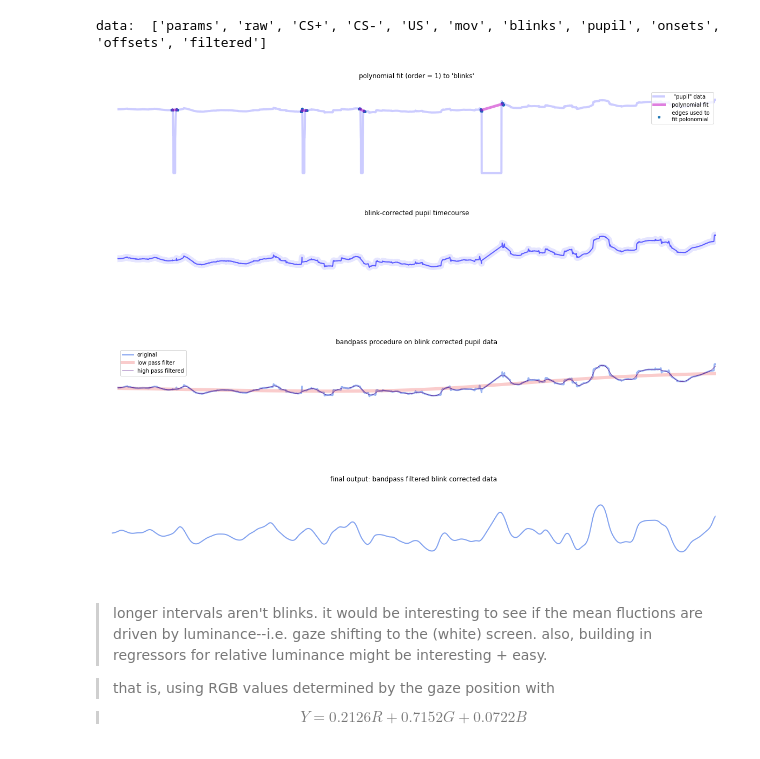
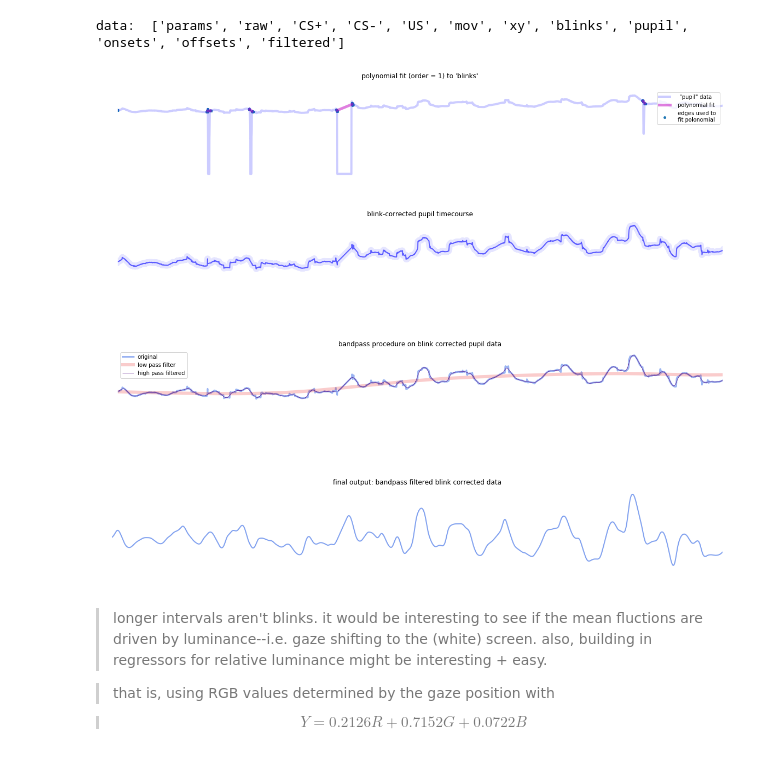
Before and after one commit to tzler/social_structure_learning, a Jupyter notebook: analysis/gaze/pupil_functions.ipynb, the cells around one changed output. Saved outputs shown, nothing was run; the diff lists cells and outputs as text; code cells hidden in the pictures.

```diff
--- a/analysis/gaze/pupil_functions.ipynb
+++ b/analysis/gaze/pupil_functions.ipynb
@@ -7,12 +7,11 @@ import scipy.signal as signal
 import numpy as np
 import os, csv
 # %%
-def load_data(listen=0):
+def load_data(subject_id, listen=0):
     """inputs: 'day' = int [1 OR 2]
     returns a list of all subjects in gaze directory matching 'day'"""
 
     day=1
-    subject_id='12'
     data_file_names = []
     data_path = '../../collection/gaze_data/'
     folder_contents = os.listdir(data_path)
@@ -32,16 +31,16 @@ def load_data(listen=0):
 
     return subject_data
 
-def extract_data():
+def extract_data(subject_id='12'):
     """
     inputs: 'subject_data' = raw ascii file
     returns: np.arrays for pupil, CS+, CS-, US, and movie_frame information
 
     """
-    subject_data = load_data()
+    subject_data = load_data(subject_id)
 
 
-    _pupil_ = []
+    _pupil_ = [] ; xy = []
     cs_pos = []; cs_p = 0 # CS+
     cs_neg = []; cs_n = 0 # CS-
     us_sti = []; us_o = 0 # US
@@ -63,6 +62,13 @@ def extract_data():
             us_sti.append(us_o)
             m_frame.append(i_frame)
 
+            # extract xy coordinates
+            if ' .' in msg[1] or ' .' in  msg[2]:
+                xy.append([np.nan, np.nan])
+            else:
+                xy.append([float(msg[1]), float(msg[2])])
+
+
         except:
 
             if len(msg) > 1:
@@ -82,7 +88,7 @@ def extract_data():
                         space = str.find(msg[1], " 0 0 /")
                         i_frame = int(msg[1][ind+7:space])
 
-    return np.array(_pupil_), np.array(cs_pos), np.array(cs_neg), np.array(us_sti), np.array(m_frame)
+    return np.array(_pupil_), np.array(cs_pos), np.array(cs_neg), np.array(us_sti), np.array(m_frame), np.array(xy)
 
 
 def find_derivative(_pupil_):
@@ -298,11 +304,11 @@ def set_params():
 
     return params
 # %%
-def preprocess_pupil_data():
+def preprocess_pupil_data(subject_id='12'):
 
     e = {'params': set_params()}
 
-    e['raw'], e['CS+'], e['CS-'], e['US'], e['mov'] = extract_data()
+    e['raw'], e['CS+'], e['CS-'], e['US'], e['mov'], e['xy'] = extract_data(subject_id)
 
     # define blink times
     e['blinks'], e['pupil'] = define_blinks(e['raw'], set_thresh=e['params']['blink_thresh'])
@@ -326,12 +332,12 @@ def preprocess_pupil_data():
 # %%
 e, edges, interpolation = preprocess_pupil_data();  print('data: ', list(e.keys()))
 # %% [output]
-data:  ['params', 'raw', 'CS+', 'CS-', 'US', 'mov', 'blinks', 'pupil', 'onsets', 'offsets', 'filtered']
+data:  ['params', 'raw', 'CS+', 'CS-', 'US', 'mov', 'xy', 'blinks', 'pupil', 'onsets', 'offsets', 'filtered']
 # %%
 # for ease plotting
 x_range = np.arange(0, len(e['pupil']))
 
-start, end = 0, 10000
+start, end = 1000, 15000
 # FIGURE ONE: plot original data (without the blink)
 plt.figure(figsize=(20,3)); plt.axis('off');
 plt.plot(x_range, e['raw'], 'b', alpha=.2, linewidth=4)
@@ -345,37 +351,37 @@ plt.title("polynomial fit (order = %s) to 'blinks'\n"%e['params']['order']);
 plt.xlim([start,end])
 
 # FIGURE TWO: blink corrected timecourse
 plt.figure(figsize=(20,3)); plt.axis('off');
 nice_lines(e['pupil'], color='b', name='')
 plt.title('blink-corrected pupil timecourse')
 plt.xlim([start,end])
 
 # prep for FIGURE THREE: band pass filtering
 _low_ = np.array(e['filtered']['low_freq'])
 _high_ = np.array(e['filtered']['below_high'])
 _filt_ = np.array(e['filtered']['pupil'])
 
 # FIGURE THREE: band pass filtering
 plt.figure(figsize=(20,3)); plt.axis('off');
 plt.plot(e['pupil'], 'xkcd:blue',alpha=.4, linewidth=3)
 plt.plot(_low_, 'xkcd:red',alpha=.2,linewidth=6)
 plt.plot(_high_,'indigo',linewidth=1,alpha=.7)
 plt.legend(['original','low pass filter','high pass filtered'])
 plt.title('bandpass procedure on blink corrected pupil data')
 plt.xlim([start,end])
 
 # FIGURE FOUR: final pupil timecourse
 plt.figure(figsize=(20,3)); plt.axis('off');
 plt.ylim([min(_filt_)-.25,max(_filt_)+.25]);
 #plt.xlim([0,len(_filt_)])
 plt.plot(_filt_,'indigo',linewidth=2,alpha=.5,color='xkcd:blue')
 plt.title('\nfinal output: bandpass filtered blink corrected data');
 plt.xlim([start,end]);
 # %% [output]
-[figure, old version]
+[figure, new version]
-[figure, old version]
+[figure, new version]
-[figure, old version]
+[figure, new version]
-[figure, old version]
+[figure, new version]
 # %% [markdown]
 > longer intervals aren't blinks. it would be interesting to see if the mean fluctions are driven by luminance--i.e. gaze shifting to the (white) screen. also, building in regressors for relative luminance might be interesting + easy.
 
```
Also changed, not shown: parts of 1 cell of this notebook, 1 other file.
